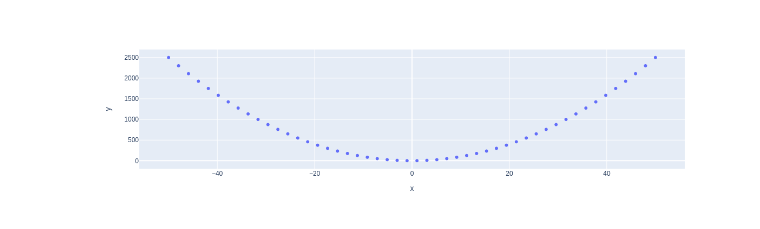
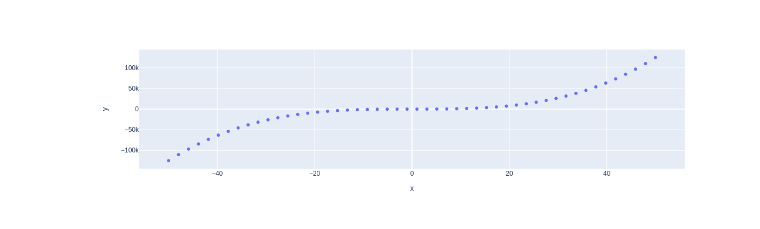
Before and after one commit to natgarea/my-notebooks-repo-1, a Jupyter notebook: experiment1.ipynb, the cells around one changed output. Saved outputs shown, nothing was run; the diff lists cells and outputs as text; code cells hidden in the pictures.

```diff
--- a/experiment1.ipynb
+++ b/experiment1.ipynb
@@ -4,7 +4,7 @@ import plotly.express as px
 # x-axis data points
 x = np.linspace(start=-50, stop=50)
 # y-axis data points
-y = x ** 2
+y = x ** 3
 # define the plot
 fig = px.scatter(x=x, y=y)
 fig.show()
@@ -13 +12 @@ fig.show()
-[figure, old version]
+[figure, new version]
```
Also changed, not shown: parts of 1 cell of this notebook.
